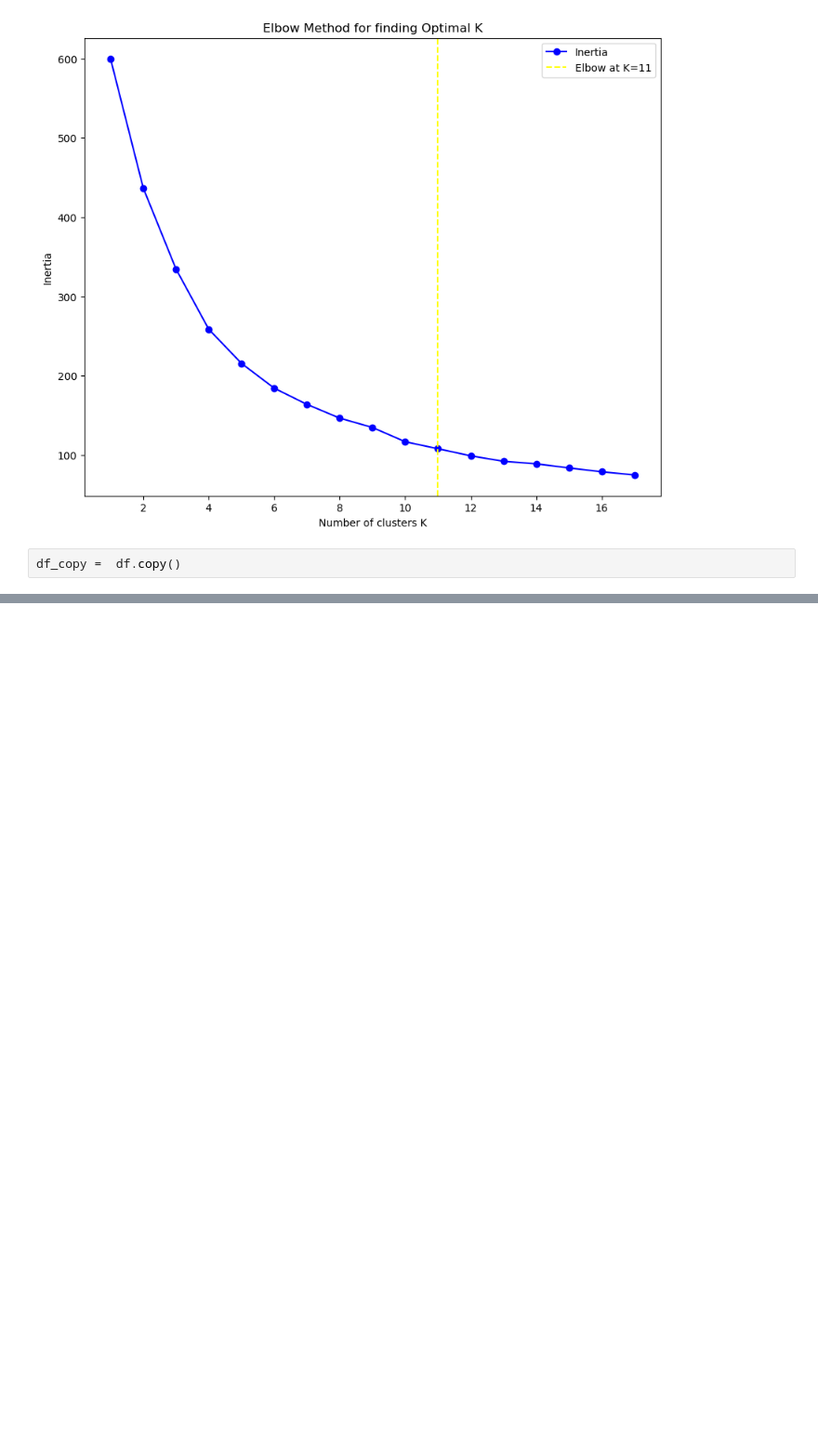
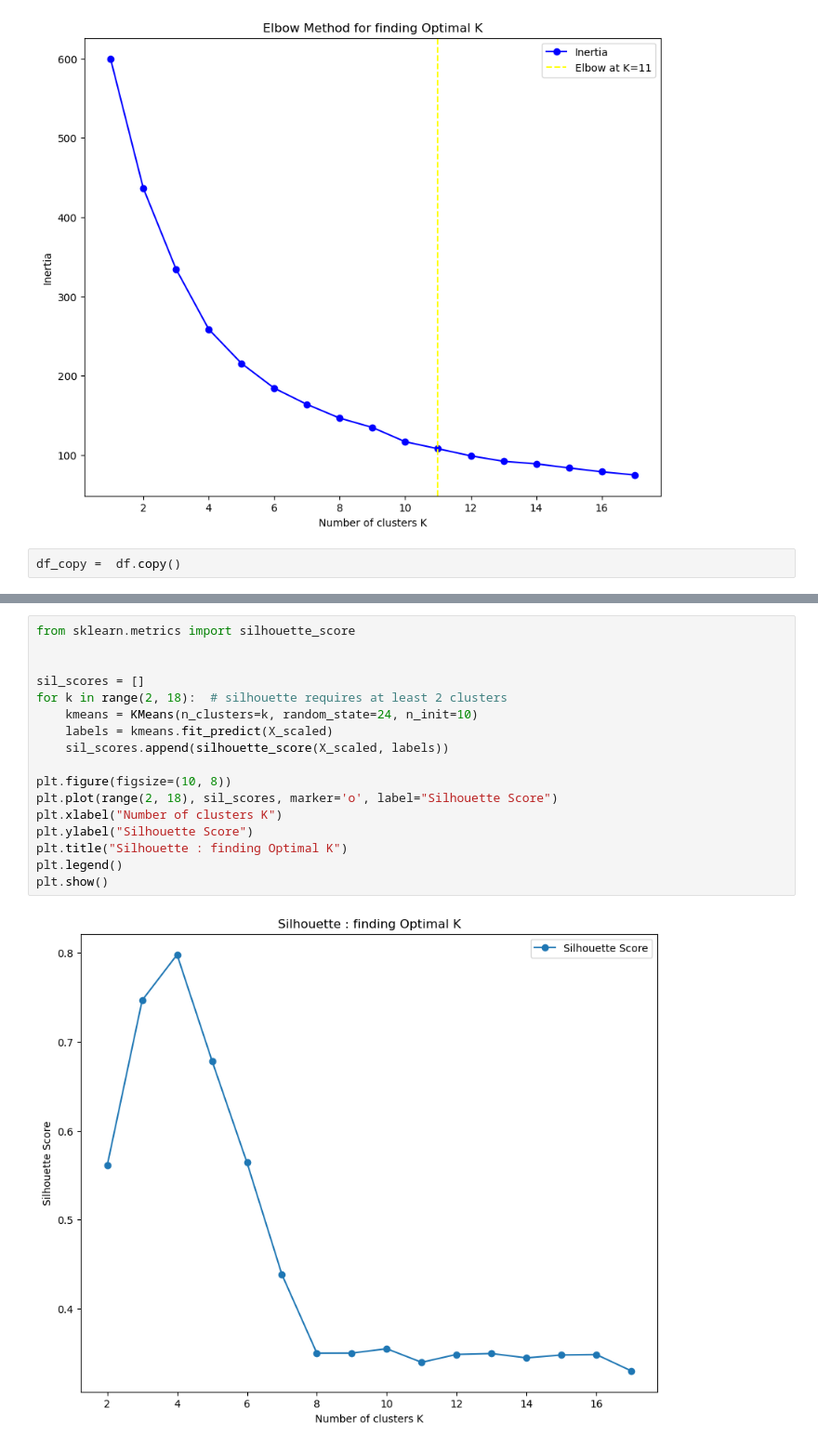
Before and after one commit to geoffreykemboi/Phase-4---Machine-Learning-II, a Jupyter notebook: recommend.ipynb, the cells around one changed output, grey strips where cells are left out. Shown at 93% size. Drawn from its saved outputs; the diff is of its cells as text; blank space fills up the shorter version.

```diff
--- a/recommend.ipynb
+++ b/recommend.ipynb
@@ -515,0 +543,19 @@ cluster
+# %%
+from sklearn.metrics import silhouette_score
+
+
+sil_scores = []
+for k in range(2, 18):  # silhouette requires at least 2 clusters
+    kmeans = KMeans(n_clusters=k, random_state=24, n_init=10)
+    labels = kmeans.fit_predict(X_scaled)
+    sil_scores.append(silhouette_score(X_scaled, labels))
+
+plt.figure(figsize=(10, 8))
+plt.plot(range(2, 18), sil_scores, marker='o', label="Silhouette Score")
+plt.xlabel("Number of clusters K")
+plt.ylabel("Silhouette Score")
+plt.title("Silhouette : finding Optimal K")
+plt.legend()
+plt.show()
+# %% [output]
+[figure, added]
```
Also changed, not shown: parts of 10 cells of this notebook.
